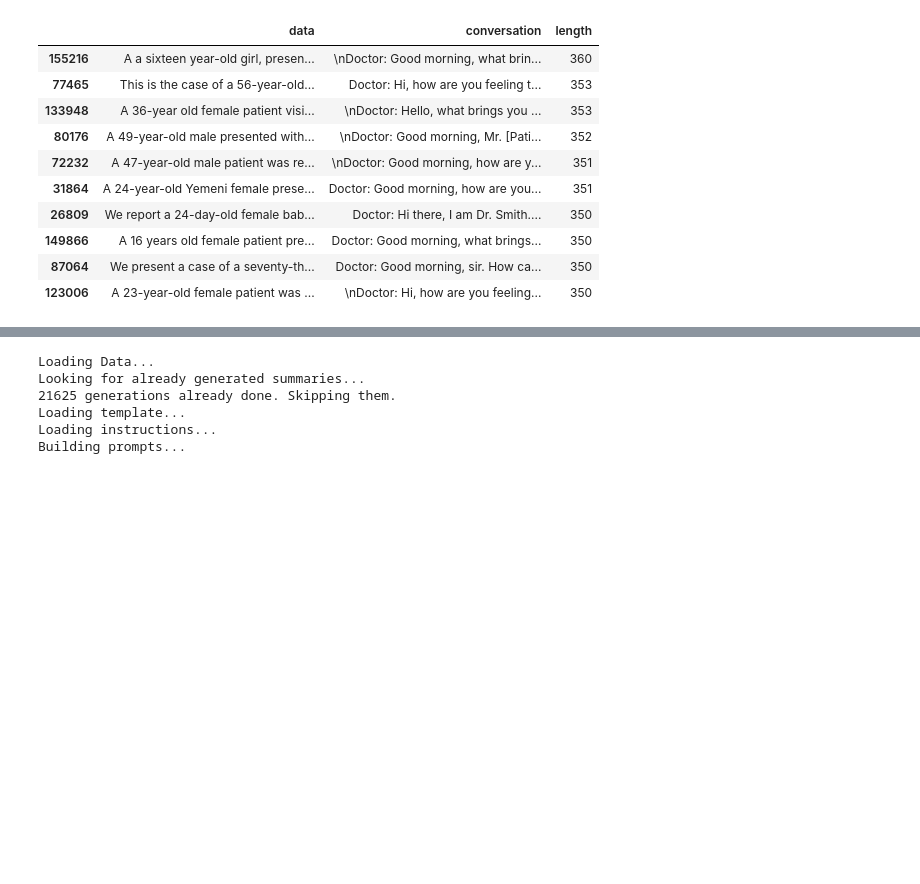
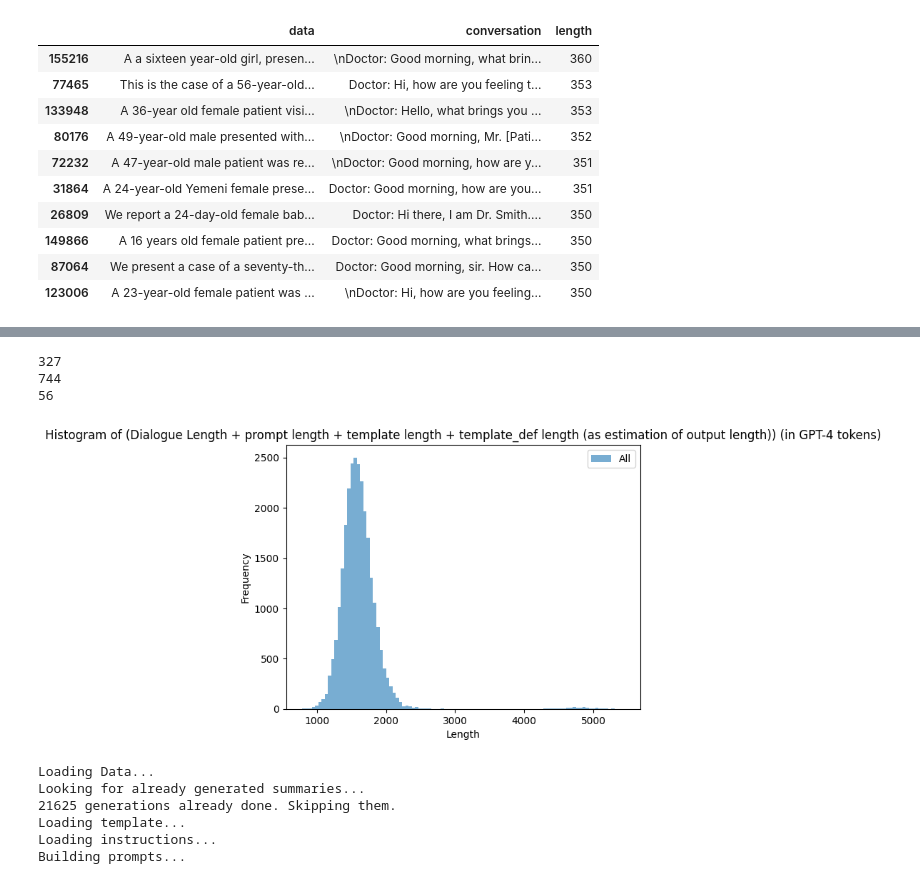
Before and after one commit to EPFL-IC-Make-Team/medinote, a Jupyter notebook: generation.ipynb, the cells around one changed output, grey strips where cells are left out. Cells and saved outputs as stored; diff of their text form; code cells hidden in the pictures; blank space fills up the shorter version.

```diff
--- a/generation.ipynb
+++ b/generation.ipynb
@@ -218,3 +214,45 @@ plt.show()
+# %%
+notechat_test = pd.read_json('data/summarizer_train.jsonl', orient='records', lines=True)
+notechat_test['diag_length'] = notechat_test['prompt'].apply(lambda x: count_tokens(x[286:]))
+notechat_test['gold_length'] = notechat_test['gold'].apply(lambda x: count_tokens(str(x)))
+
+
+with open('generation/templates/template.json', 'r') as f:
+    template = json.load(f)
+
+print(count_tokens(str(template)))
+
+with open('generation/templates/template_definitions.json', 'r') as f:
+    template_def = json.load(f)
+
+print(count_tokens(str(template_def)))
+
+with open('generation/instructions/summarize.txt', 'r') as f:
+    instructions = f.read()
+
+print(count_tokens(instructions))
+
+# Calculate the length of each clinical note
+lengths_all = notechat_test['diag_length'] +  notechat_test['gold_length'] + count_tokens(instructions)
+
+# Create the histogram with transparency
+plt.hist(lengths_all, bins=100, alpha=0.6, label='All')
+
+# Set the labels and title
+plt.xlabel('Length')
+plt.ylabel('Frequency')
+plt.title('Histogram of (Dialogue Length + prompt length + template length + template_def length (as estimation of output length)) (in GPT-4 tokens)')
+
+# Show the legend
+plt.legend()
+
+# Show the plot
+plt.show()
+# %% [output]
+327
+744
+56
+[figure, added]
 # %%
 model = 'gpt-4-1106-preview' #for token count only
 chat = chat_gpt_4_turbo
```
Also changed, not shown: parts of 5 cells of this notebook, 1 other file.
